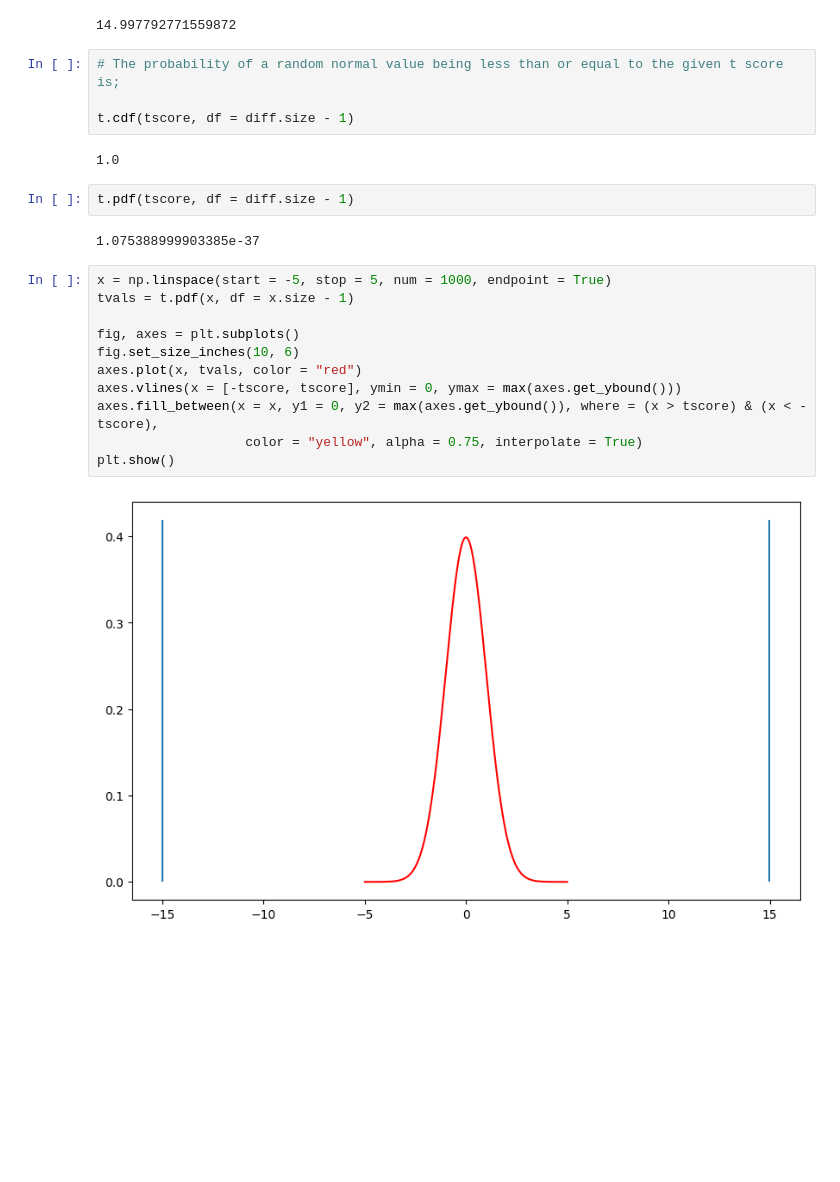
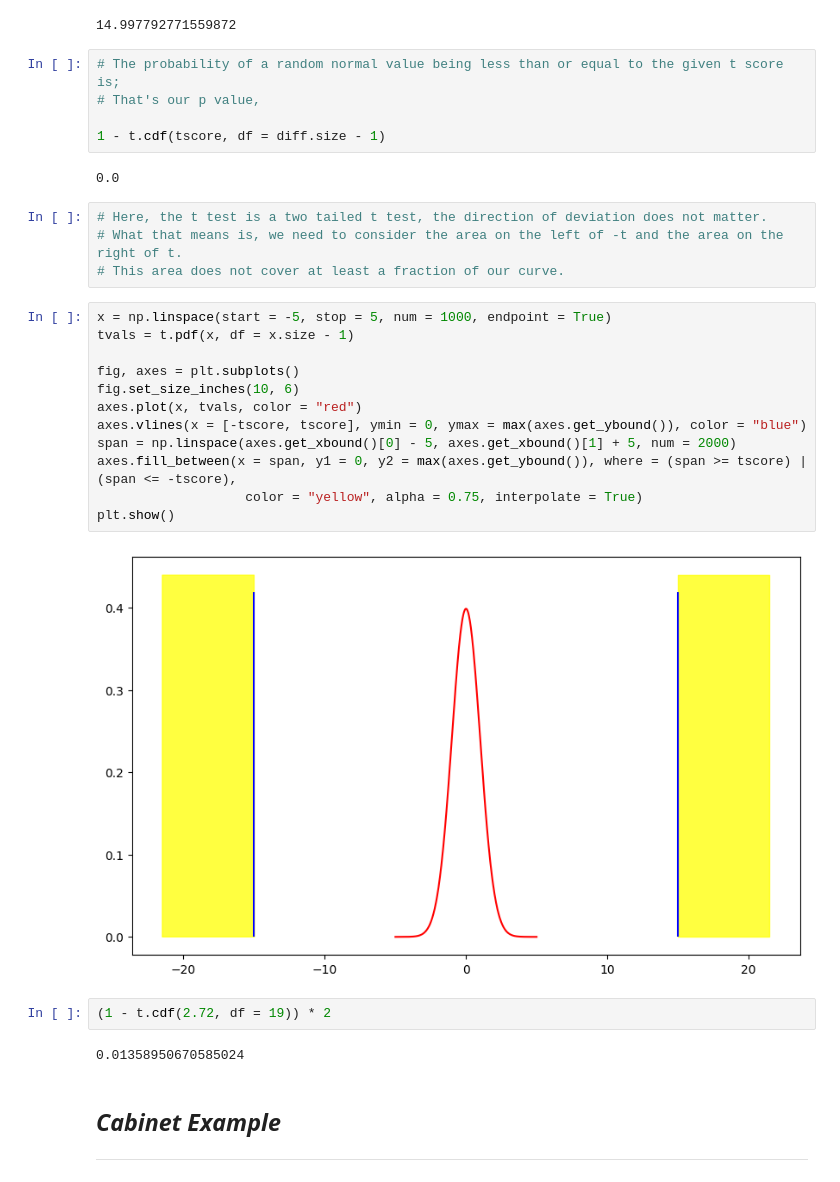
Before and after one commit to anoban/Inferential-Statistical-Analysis-with-Python, a Jupyter notebook: anoban/Testing a Population Mean Difference.ipynb, the cells around one changed output. Saved outputs shown, nothing was run; the diff lists cells and outputs as text; blank space fills up the shorter version.

```diff
--- a/anoban/Testing a Population Mean Difference.ipynb
+++ b/anoban/Testing a Population Mean Difference.ipynb
@@ -138,24 +139,33 @@ tscore
 14.997792771559872
 # %%
 # The probability of a random normal value being less than or equal to the given t score is;
+# That's our p value,
 
-t.cdf(tscore, df = diff.size - 1)
+1 - t.cdf(tscore, df = diff.size - 1)
 # %% [output]
-1.0
+0.0
-# %%
-t.pdf(tscore, df = diff.size - 1)
-# %% [output]
-1.075388999903385e-37
+# %%
+# Here, the t test is a two tailed t test, the direction of deviation does not matter.
+# What that means is, we need to consider the area on the left of -t and the area on the right of t.
+# This area does not cover at least a fraction of our curve.
 # %%
 x = np.linspace(start = -5, stop = 5, num = 1000, endpoint = True)
 tvals = t.pdf(x, df = x.size - 1)
 
 fig, axes = plt.subplots()
 fig.set_size_inches(10, 6)
 axes.plot(x, tvals, color = "red")
-axes.vlines(x = [-tscore, tscore], ymin = 0, ymax = max(axes.get_ybound()))
-axes.fill_between(x = x, y1 = 0, y2 = max(axes.get_ybound()), where = (x > tscore) & (x < -tscore),
+axes.vlines(x = [-tscore, tscore], ymin = 0, ymax = max(axes.get_ybound()), color = "blue")
+span = np.linspace(axes.get_xbound()[0] - 5, axes.get_xbound()[1] + 5, num = 2000)
+axes.fill_between(x = span, y1 = 0, y2 = max(axes.get_ybound()), where = (span >= tscore) | (span <= -tscore),
                    color = "yellow", alpha = 0.75, interpolate = True)
 plt.show()
 # %% [output]
-[figure, old version]
+[figure, new version]
+# %%
+(1 - t.cdf(2.72, df = 19)) * 2
+# %% [output]
+0.01358950670585024
+# %% [markdown]
+## ___Cabinet Example___
+----------------
```
Also changed, not shown: parts of 24 cells of this notebook, 6 other files.
